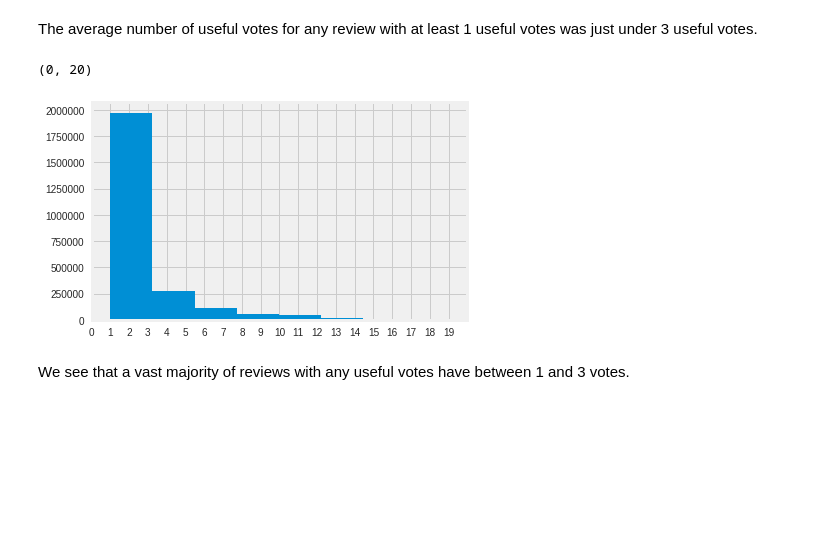
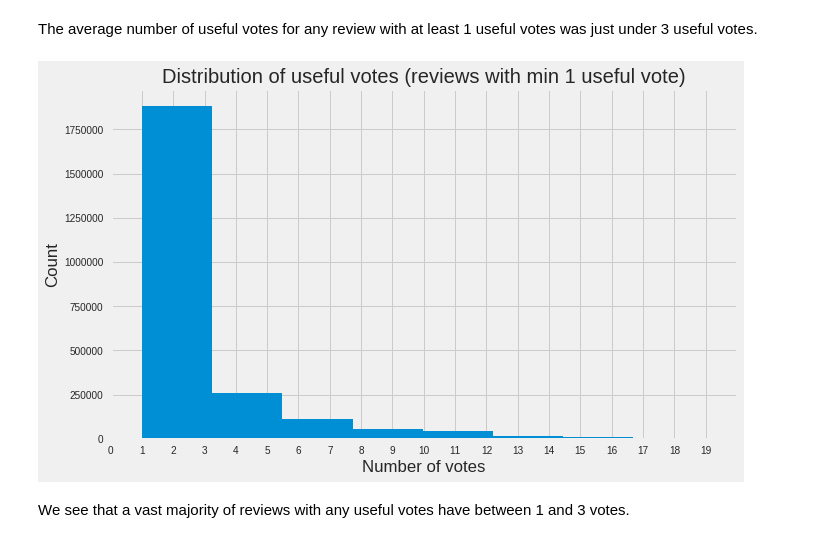
Before and after one commit to gd32/yelp_topic_modeling, a Jupyter notebook: notebooks/01_EDA_Reviews.ipynb, the cells around one changed output. Cells and saved outputs as stored; diff of their text form; code cells hidden in the pictures; blank space fills up the shorter version.

Commit message:
added visuals for tech report

```diff
--- a/notebooks/01_EDA_Reviews.ipynb
+++ b/notebooks/01_EDA_Reviews.ipynb
@@ -127,12 +113,16 @@ df[df['useful']>0]['useful'].mean()
 # %% [markdown]
 The average number of useful votes for any review with at least 1 useful votes was just under 3 useful votes.
 # %%
+plt.figure(figsize=(10, 6))
 df[df['useful'] > 0]['useful'].hist(bins=1500)
+plt.title('Distribution of useful votes (reviews with min 1 useful vote)')
 plt.xticks(range(0, 20, 1))
+plt.xlabel('Number of votes')
 plt.xlim(0, 20)
+plt.ylabel('Count')
+plt.savefig('../visuals/useful_dist.png')
 # %% [output]
-(0, 20)
-[figure, old version]
+[figure, new version]
 # %% [markdown]
 We see that a vast majority of reviews with any useful votes have between 1 and 3 votes.
 # %%
```
Also changed, not shown: parts of 19 cells of this notebook, 9 other files.
